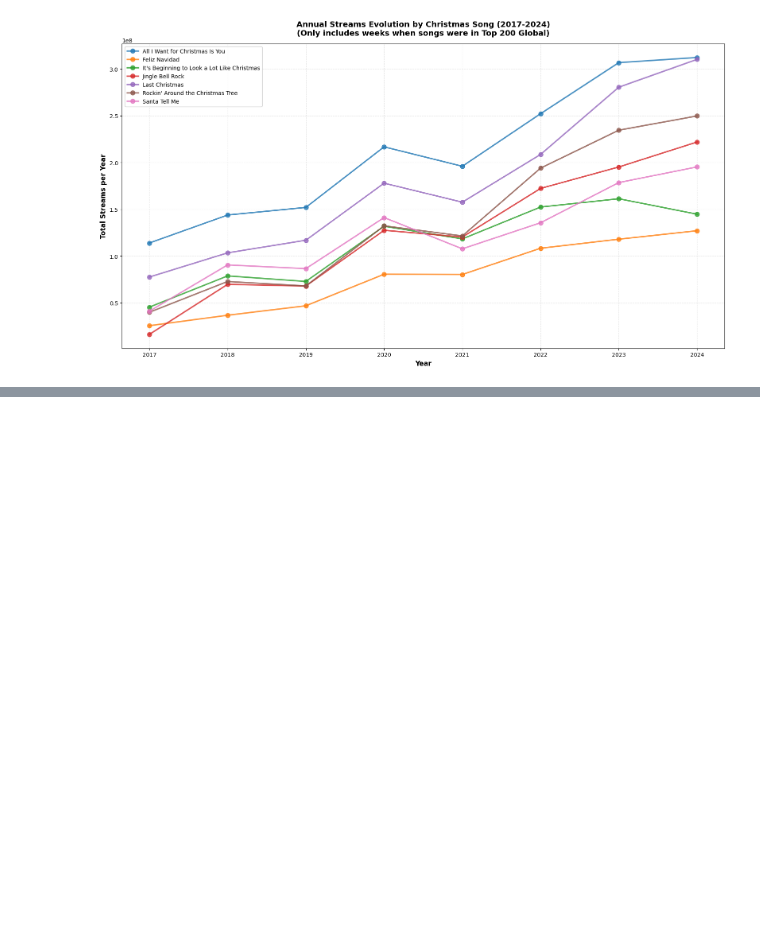
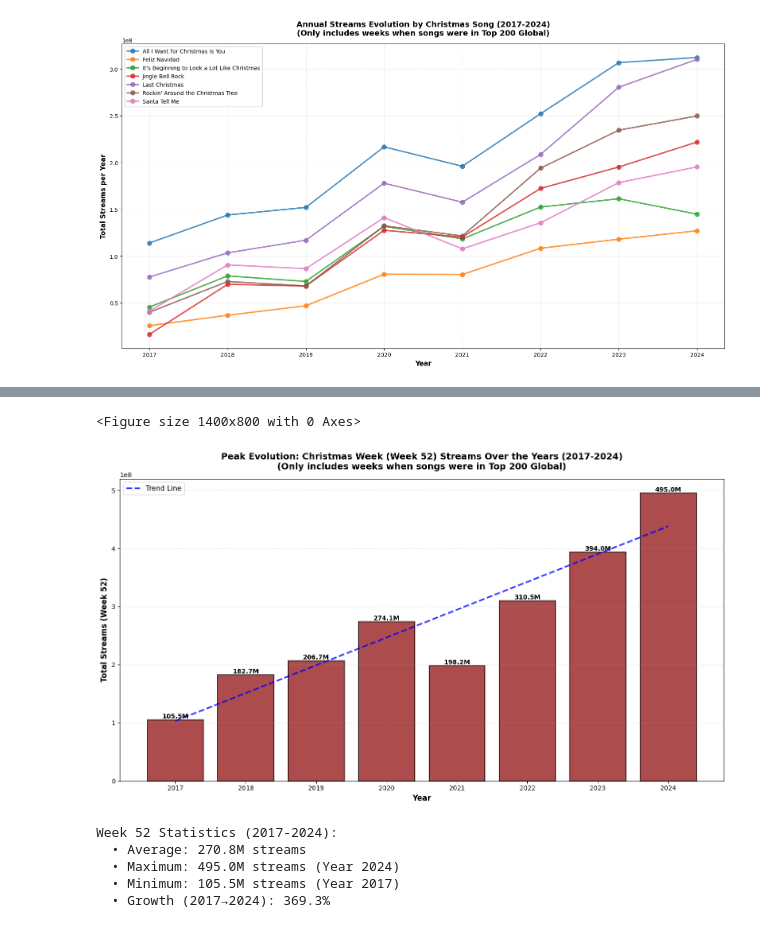
Before and after one commit to JonasSouza871/Christmas_Songs_Spotify_Analysis, a Jupyter notebook: temporal_analysis.ipynb, the cells around one changed output, grey strips where cells are left out. Drawn from its saved outputs; the diff is of its cells as text; code cells hidden in the pictures; blank space fills up the shorter version.

```diff
--- a/temporal_analysis.ipynb
+++ b/temporal_analysis.ipynb
@@ -416,0 +518,55 @@ plt.show()
+# %%
+# Peak evolution: Week 52 (Christmas week) over the years
+plt.figure(figsize=(14, 8))
+
+# Get week 52 data
+week52_data = heatmap_matrix[52].dropna()
+week52_data = week52_data[week52_data.index <= 2024]  # Exclude 2025 (incomplete)
+
+# Calculate YoY growth for week 52
+week52_growth = week52_data.pct_change() * 100
+
+# Create bar chart
+fig, ax1 = plt.subplots(figsize=(14, 8))
+
+bars = ax1.bar(week52_data.index, week52_data.values,
+               color='darkred', alpha=0.7, edgecolor='black', linewidth=1.5)
+
+# Add value labels
+for bar in bars:
+    height = bar.get_height()
+    ax1.text(bar.get_x() + bar.get_width()/2., height,
+             f'{height/1e6:.1f}M',
+             ha='center', va='bottom', fontsize=10, fontweight='bold')
+
+# Add trend line
+z = np.polyfit(week52_data.index, week52_data.values, 1)
+p = np.poly1d(z)
+ax1.plot(week52_data.index, p(week52_data.index),
+         "b--", linewidth=2.5, label='Trend Line', alpha=0.8)
+
+ax1.set_xlabel('Year', fontsize=12, fontweight='bold')
+ax1.set_ylabel('Total Streams (Week 52)', fontsize=12, fontweight='bold')
+ax1.set_title('Peak Evolution: Christmas Week (Week 52) Streams Over the Years (2017-2024)\n(Only includes weeks when songs were in Top 200 Global)',
+              fontsize=14, fontweight='bold', pad=15)
+ax1.ticklabel_format(style='scientific', axis='y', scilimits=(0,0))
+ax1.grid(True, alpha=0.3, linestyle='--', axis='y')
+ax1.legend(loc='upper left', fontsize=11)
+
+plt.tight_layout()
+plt.show()
+
+# Print statistics
+print(f"Week 52 Statistics (2017-2024):")
+print(f"  • Average: {week52_data.mean()/1e6:.1f}M streams")
+print(f"  • Maximum: {week52_data.max()/1e6:.1f}M streams (Year {week52_data.idxmax()})")
+print(f"  • Minimum: {week52_data.min()/1e6:.1f}M streams (Year {week52_data.idxmin()})")
+print(f"  • Growth (2017→2024): {((week52_data.iloc[-1]/week52_data.iloc[0])-1)*100:.1f}%")
+# %% [output]
+<Figure size 1400x800 with 0 Axes>
+[figure, added]
+Week 52 Statistics (2017-2024):
+  • Average: 270.8M streams
+  • Maximum: 495.0M streams (Year 2024)
+  • Minimum: 105.5M streams (Year 2017)
+  • Growth (2017→2024): 369.3%
```
Also changed, not shown: parts of 4 cells of this notebook.
